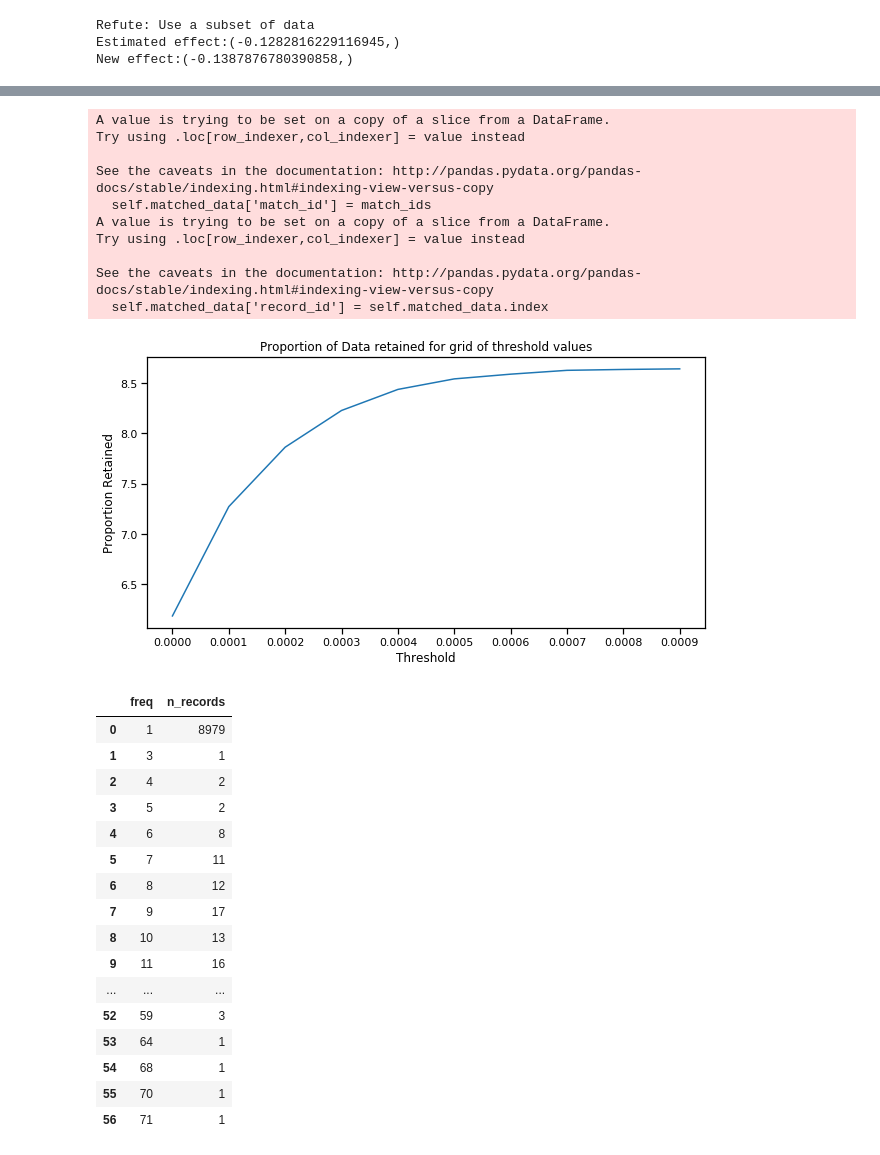
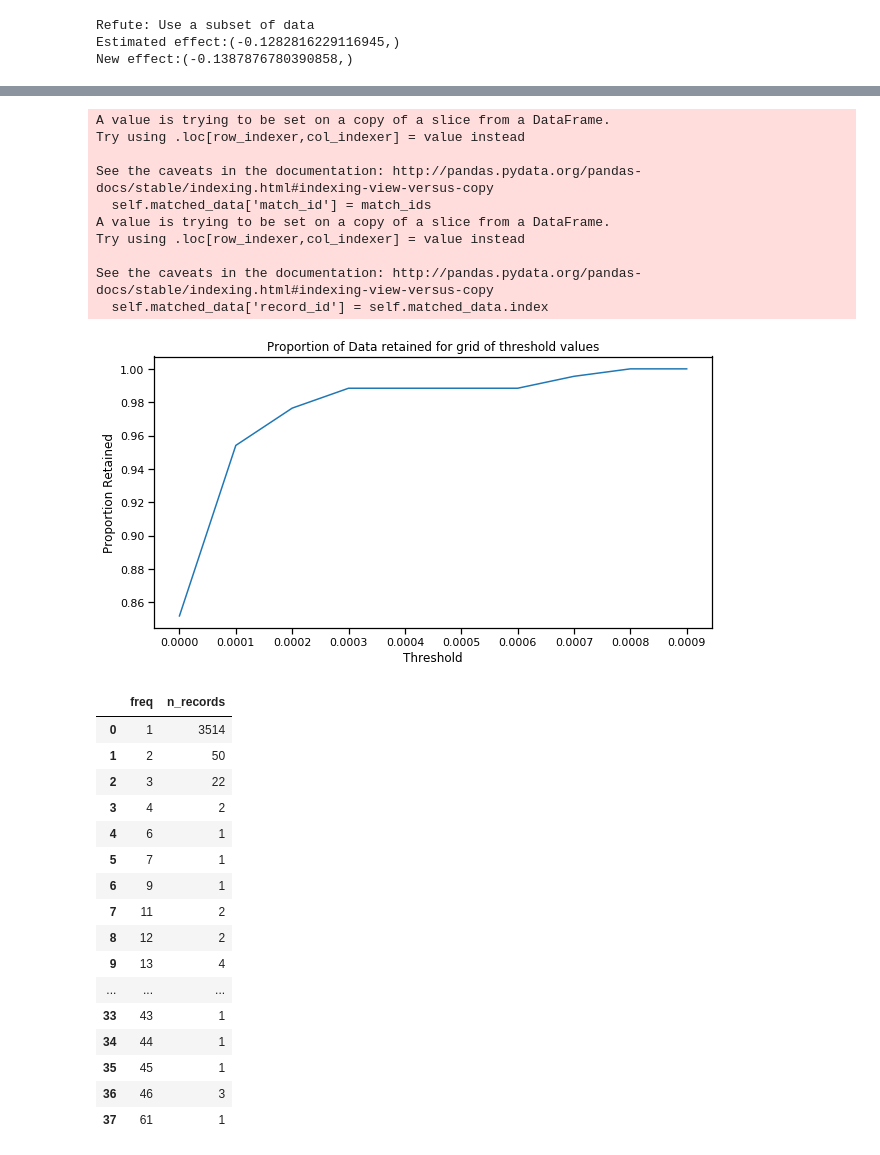
Before and after one commit to gauchm/causal-data-cleaning, a Jupyter notebook: causal-analysis-synthetic.ipynb, the cells around one changed output, grey strips where cells are left out. Saved outputs shown, nothing was run; the diff lists cells and outputs as text; code cells hidden in the pictures.

```diff
--- a/causal-analysis-synthetic.ipynb
+++ b/causal-analysis-synthetic.ipynb
@@ -20,16 +20,16 @@ np.random.seed(0)
 TREATMENT = 'ContinentOfBirth'
 #TREATMENT = 'CitizenshipContinent'
 
-TREATMENT_COL = 'Treatment'
-OUTCOME = 'LastNameCorrect'
+OUTCOME_NAME = 'Last Name Correct'
 
-ignore_vars = ['Last Name', OUTCOME, TREATMENT_COL, TREATMENT, 'CountryOfBirth']
+TREATMENT_COL = 'T'
+OUTCOME = 'O'
 # %%
 dataset = pd.read_csv('data/synthetic-dataset-scenario-B.csv')
 # %%
 # Introduce binary treatment column as proposed by Data X-Ray
 dataset[TREATMENT_COL] = dataset[TREATMENT] == 'Asia'
-dataset.rename({'Last Name Correct': OUTCOME}, axis=1, inplace=True)
+dataset.rename({OUTCOME_NAME: OUTCOME}, axis=1, inplace=True)
 dataset.head()
 # %% [output]
 |  | Source | Last Name | CountryOfBirth | ContinentOfBirth | CitizenshipCountry | CitizenshipContinent | ... |
@@ -152,0 +167,3 @@ New effect:(-0.1387876780390858,)
+# %%
+#m = Matcher(dataset[dataset[TREATMENT_COL]], dataset[~dataset[TREATMENT_COL]], yvar=TREATMENT_COL, exclude=['Last Name', 'CitizenshipCountry', 'CitizenshipContinent', OUTCOME])
+m = Matcher(dataset[dataset[TREATMENT_COL]], dataset[~dataset[TREATMENT_COL]], yvar=TREATMENT_COL, exclude=['Last Name', 'CountryOfBirth', 'ContinentOfBirth', OUTCOME])
@@ -153,5 +175,4 @@ New effect:(-0.1387876780390858,)
 # %%
-m = Matcher(dataset[dataset[TREATMENT_COL]], dataset[~dataset[TREATMENT_COL]], yvar=OUTCOME, exclude=ignore_vars)
 m.fit_scores(balance=True, nmodels=100)
 m.predict_scores()
 m.plot_scores()
@@ -176,28 +195,28 @@ Try using .loc[row_indexer,col_indexer] = value instead
 
 See the caveats in the documentation: http://pandas.pydata.org/pandas-docs/stable/indexing.html#indexing-view-versus-copy
   self.matched_data['record_id'] = self.matched_data.index
-[figure, old version]
+[figure, new version]
 # %%
-m.match(method="min", nmatches=1, threshold=0.0005)
+m.match(method="min", nmatches=1, threshold=0.0002)
 m.record_frequency()
 # %% [output]
 |  | freq | n_records |
-| 0 | 1 | 8979 |
-| 1 | 3 | 1 |
-| 2 | 4 | 2 |
-| 3 | 5 | 2 |
-| 4 | 6 | 8 |
-| 5 | 7 | 11 |
-| 6 | 8 | 12 |
-| 7 | 9 | 17 |
-| 8 | 10 | 13 |
-| 9 | 11 | 16 |
+| 0 | 1 | 3514 |
+| 1 | 2 | 50 |
+| 2 | 3 | 22 |
+| 3 | 4 | 2 |
+| 4 | 6 | 1 |
+| 5 | 7 | 1 |
+| 6 | 9 | 1 |
+| 7 | 11 | 2 |
+| 8 | 12 | 2 |
+| 9 | 13 | 4 |
 | ... | ... | ... |
-| 52 | 59 | 3 |
-| 53 | 64 | 1 |
-| 54 | 68 | 1 |
-| 55 | 70 | 1 |
-| 56 | 71 | 1 |
+| 33 | 43 | 1 |
+| 34 | 44 | 1 |
+| 35 | 45 | 1 |
+| 36 | 46 | 3 |
+| 37 | 61 | 1 |
 # %%
 m.assign_weight_vector()
 categorical_results = m.compare_categorical(return_table=True)
```
Also changed, not shown: parts of 21 cells of this notebook, 4 other files.
